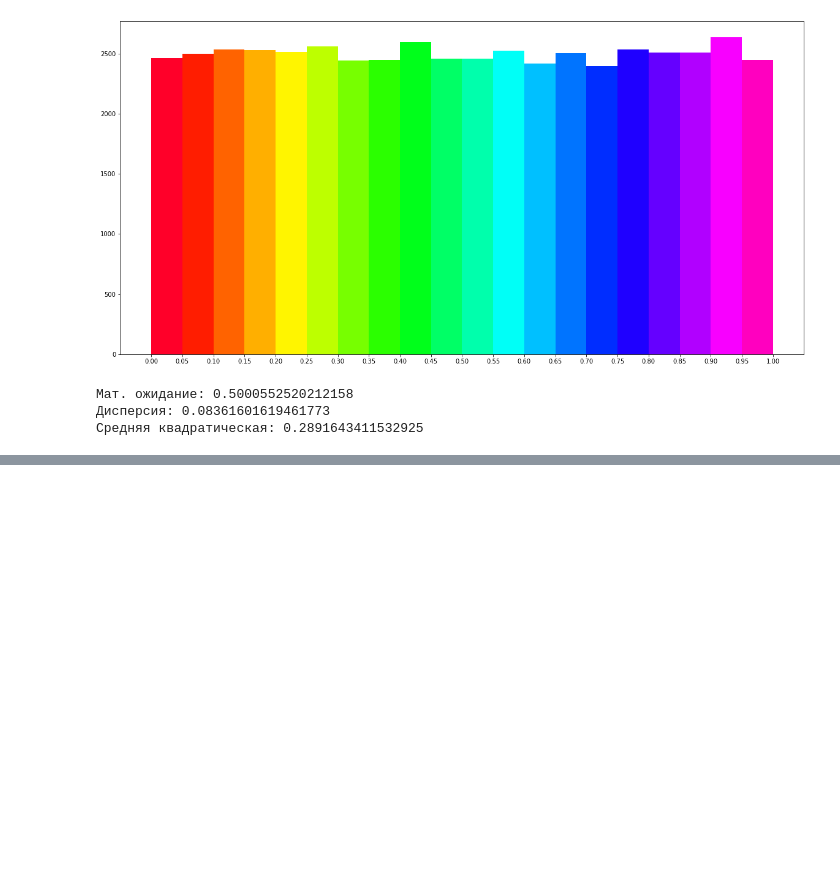
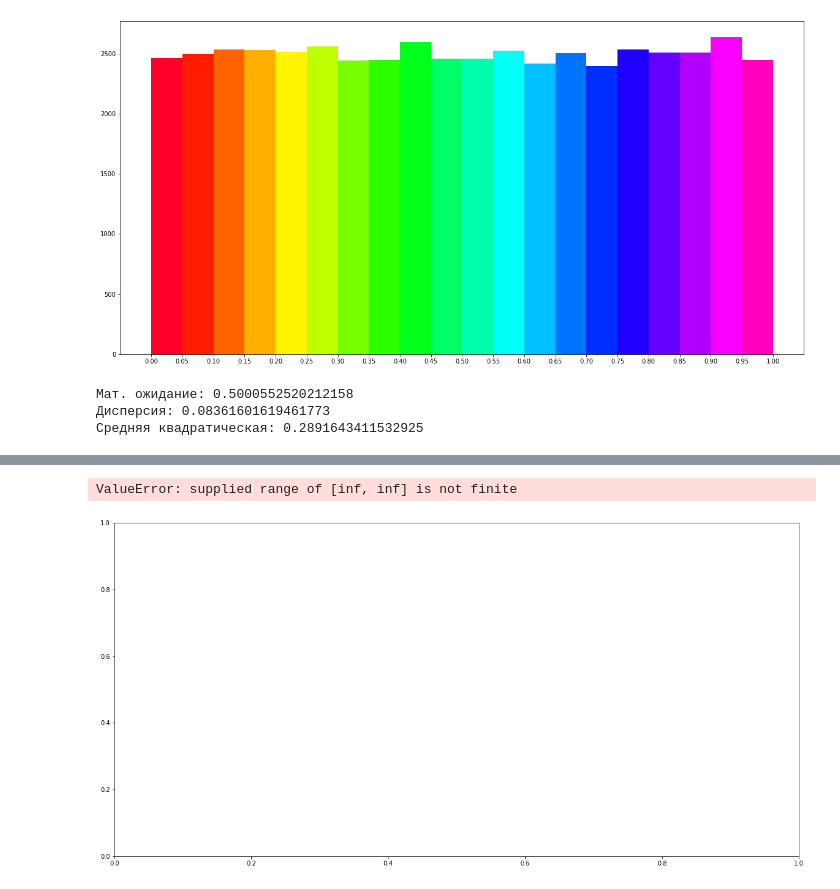
Before and after one commit to IAmVisco/sammod, a Jupyter notebook: LCG.ipynb, the cells around one changed output, grey strips where cells are left out. Drawn from its saved outputs; the diff is of its cells as text; code cells hidden in the pictures; blank space fills up the shorter version.

```diff
--- a/LCG.ipynb
+++ b/LCG.ipynb
@@ -89,0 +109,7 @@ get_math_values(sequence)
+# %%
+sequence_gamma = [gamma(sequence_rr) for i in range(SAMPLES_AMOUNT)]
+plot_graph(sequence_gamma)
+get_math_values(sequence_gamma)
+# %% [output]
+ValueError: supplied range of [inf, inf] is not finite
+[figure, added]
```
Also changed, not shown: parts of 8 cells of this notebook.
